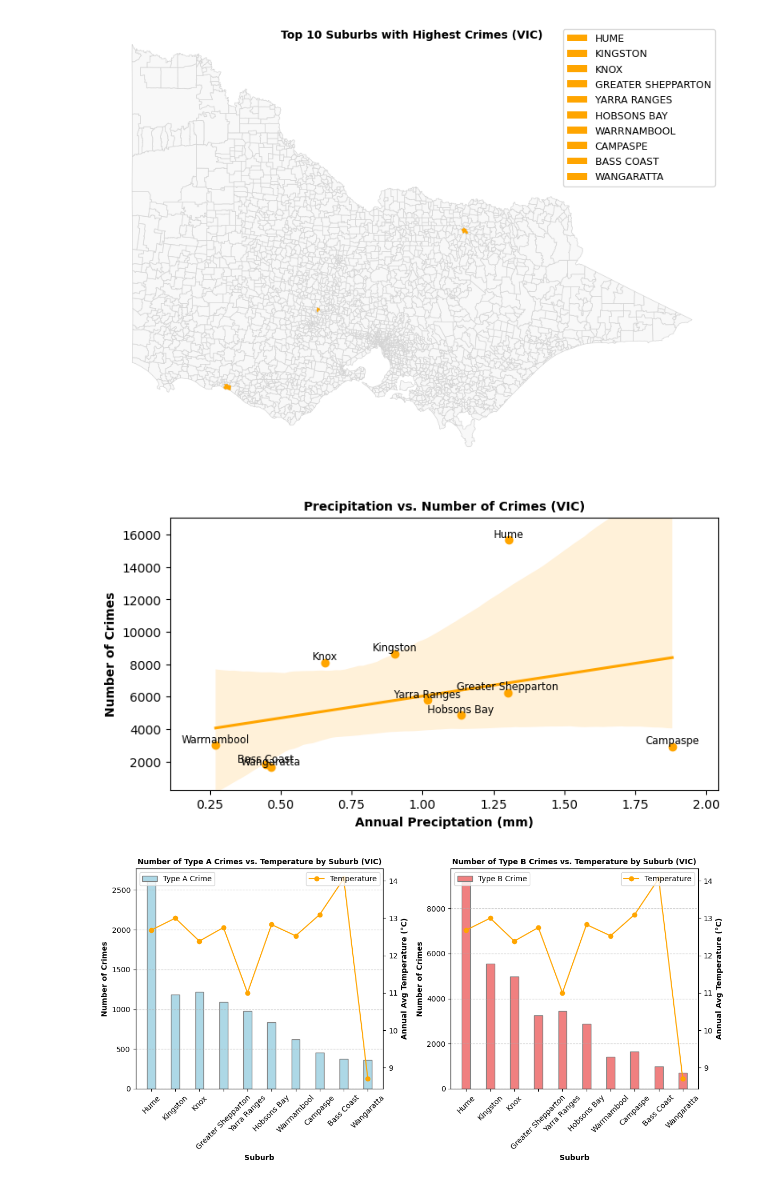
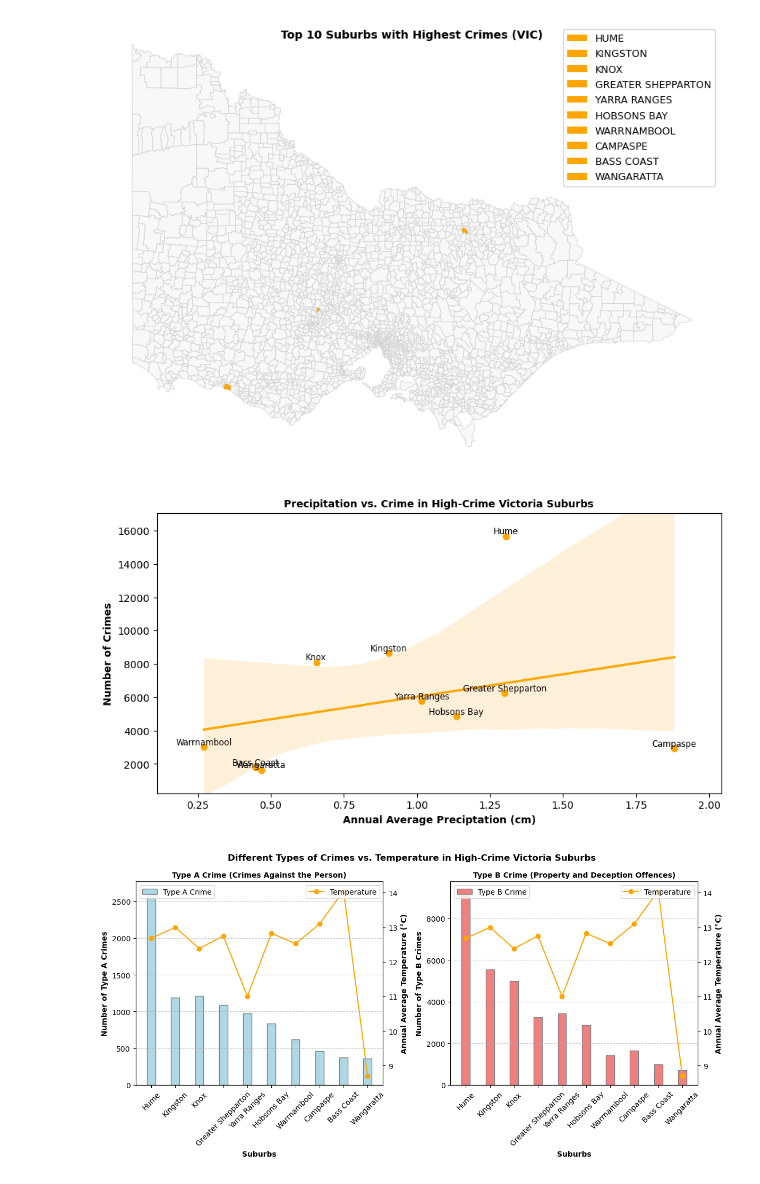
Before and after one commit to TLzzs/Realtime-Data-Analytic, a Jupyter notebook: frontend/plot_debug.ipynb, the cells around one changed output. Saved outputs shown, nothing was run; the diff lists cells and outputs as text; code cells hidden in the pictures.

Commit message:
Updated chart annotations

```diff
--- a/frontend/plot_debug.ipynb
+++ b/frontend/plot_debug.ipynb
@@ -54,12 +49,12 @@ plot_map('crime',all_suburbs)
 # %%
 scatter_annotations = {
     'title': {
-        'average_temp':'Temperature vs. Number of Crimes (VIC)',
-        'average_rain':'Precipitation vs. Number of Crimes (VIC)'
+        'average_temp':'Temperature vs. Crime in High-Crime Victoria Suburbs',
+        'average_rain':'Precipitation vs. Crime in High-Crime Victoria Suburbs'
     },
     'xlabel': {
-        'average_temp':'Annual Temperature (°C)',
-        'average_rain':'Annual Preciptation (mm)'
+        'average_temp':'Annual Average Temperature (°C)',
+        'average_rain':'Annual Average Preciptation (cm)'
     }
 }
 
@@ -70,7 +65,7 @@ def plot_scatter_chart(scatter_type,data):
     suburbs = [entry['suburb_name'] for entry in data]
 
     # Create Scatter Plot
-    plt.figure(figsize=(8, 4))
+    plt.figure(figsize=(10, 5))
     plt.scatter(feature_data, count_data, color='orange')
 
     # # Add Trend Line
@@ -98,20 +93,16 @@ def plot_scatter_chart(scatter_type,data):
 # Example DataFrame with suburbs, temperature, and crime rate
 plot_scatter_chart('average_rain',top_5_by_total_offences)
 # %% [output]
-[figure, old version]
+[figure, new version]
 # %%
 bar_annotations = {
     'title': {
-        'average_temp':'vs. Temperature by Suburb (VIC)',
-        'average_rain':'vs. Precipitation by Suburb (VIC)'
+        'average_temp':'Temperature',
+        'average_rain':'Preciptation'
     },
     'ylabel': {
-        'average_temp':'Annual Avg Temperature (°C)',
-        'average_rain':'Annual Avg Preciptation (mm)'
-    },
-    'plotlabel': {
-        'average_temp':'Temperature',
-        'average_rain':'Preciptation'
+        'average_temp':'Annual Average Temperature (°C)',
+        'average_rain':'Annual Average Preciptation (cm)'
     }
 }
 
@@ -131,42 +122,44 @@ def plot_bar_chart(bar_type, data):
 
     # Subplot for Type A Crime
     plt.subplot(1, 2, 1)
     plt.bar(x, total_a_offences, bar_width, label='Type A Crime', color='#ADD8E6', edgecolor='grey')
-    plt.xlabel('Suburb',fontweight='bold')
-    plt.ylabel('Number of Crimes',fontweight='bold')
-    plt.title(f"Number of Type A Crimes {bar_annotations['title'][bar_type]}", fontsize=10, fontweight='bold')
+    plt.xlabel('Suburbs',fontweight='bold')
+    plt.ylabel('Number of Type A Crimes',fontweight='bold')
+    plt.title(f"Type A Crime (Crimes Against the Person)", fontsize=10, fontweight='bold')
     plt.xticks(x, suburbs, rotation=45)
     plt.grid(axis='y', linestyle='--', alpha=0.7)
     plt.legend(loc='upper left')
 
     # Temperature/Precipitation line plot for Type A Crime
     ax2 = plt.gca().twinx()
-    ax2.plot(x, feature_data, color='orange', marker='o', label=bar_annotations['plotlabel'][bar_type])
+    ax2.plot(x, feature_data, color='orange', marker='o', label=bar_annotations['title'][bar_type])
     ax2.set_ylabel(bar_annotations['ylabel'][bar_type],fontweight='bold')
     ax2.legend(loc='upper right')
 
     # Subplot for Type B Crime
     plt.subplot(1, 2, 2)
     plt.bar(x, total_b_offences, bar_width, label='Type B Crime', color='#F08080', edgecolor='grey')
-    plt.xlabel('Suburb',fontweight='bold')
-    plt.ylabel('Number of Crimes',fontweight='bold')
-    plt.title(f"Number of Type B Crimes {bar_annotations['title'][bar_type]}", fontsize=10, fontweight='bold')
+    plt.xlabel('Suburbs',fontweight='bold')
+    plt.ylabel('Number of Type B Crimes',fontweight='bold')
+    plt.title(f"Type B Crime (Property and Deception Offences)", fontsize=10, fontweight='bold')
     plt.xticks(x, suburbs, rotation=45)
     plt.grid(axis='y', linestyle='--', alpha=0.7)
     plt.legend(loc='upper left')
 
     # Temperature/Precipitation line plot for Type B Crime
     ax2 = plt.gca().twinx()
-    ax2.plot(x, feature_data, color='orange', marker='o', label=bar_annotations['plotlabel'][bar_type])
+    ax2.plot(x, feature_data, color='orange', marker='o', label=bar_annotations['title'][bar_type])
     ax2.set_ylabel(bar_annotations['ylabel'][bar_type],fontweight='bold')
     ax2.legend(loc='upper right')
 
+    suptitle = f"Different Types of Crimes vs. {bar_annotations['title'][bar_type]} in High-Crime Victoria Suburbs"
+    plt.suptitle(suptitle,fontweight='bold',fontsize=12)
     plt.tight_layout()
     plt.show()
 
 plot_bar_chart('average_temp',top_5_by_total_offences)
 # %% [output]
-[figure, old version]
+[figure, new version]
 # %%
 sentiments = ['Negative','Neutral','Positive']
 colors = ['#F08080','#90EE90','#ADD8E6']
```
Also changed, not shown: parts of 2 cells of this notebook, 2 other files.
